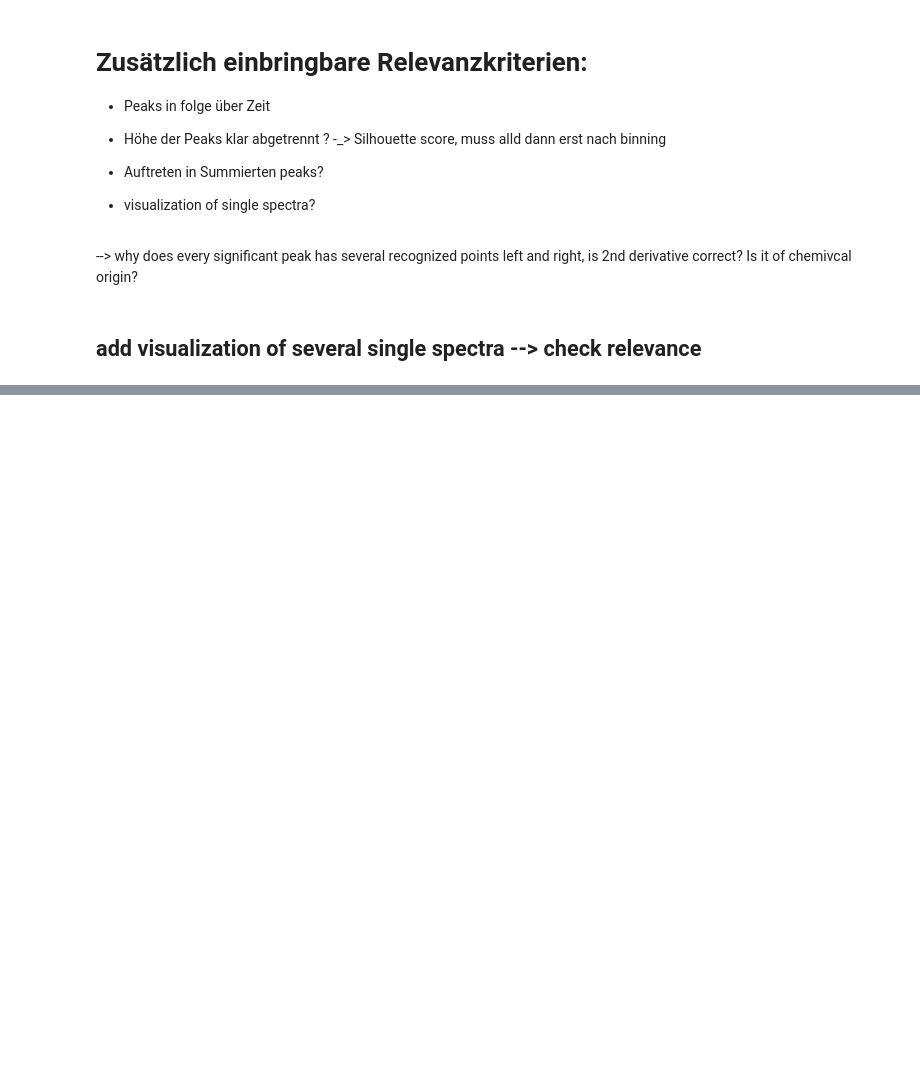
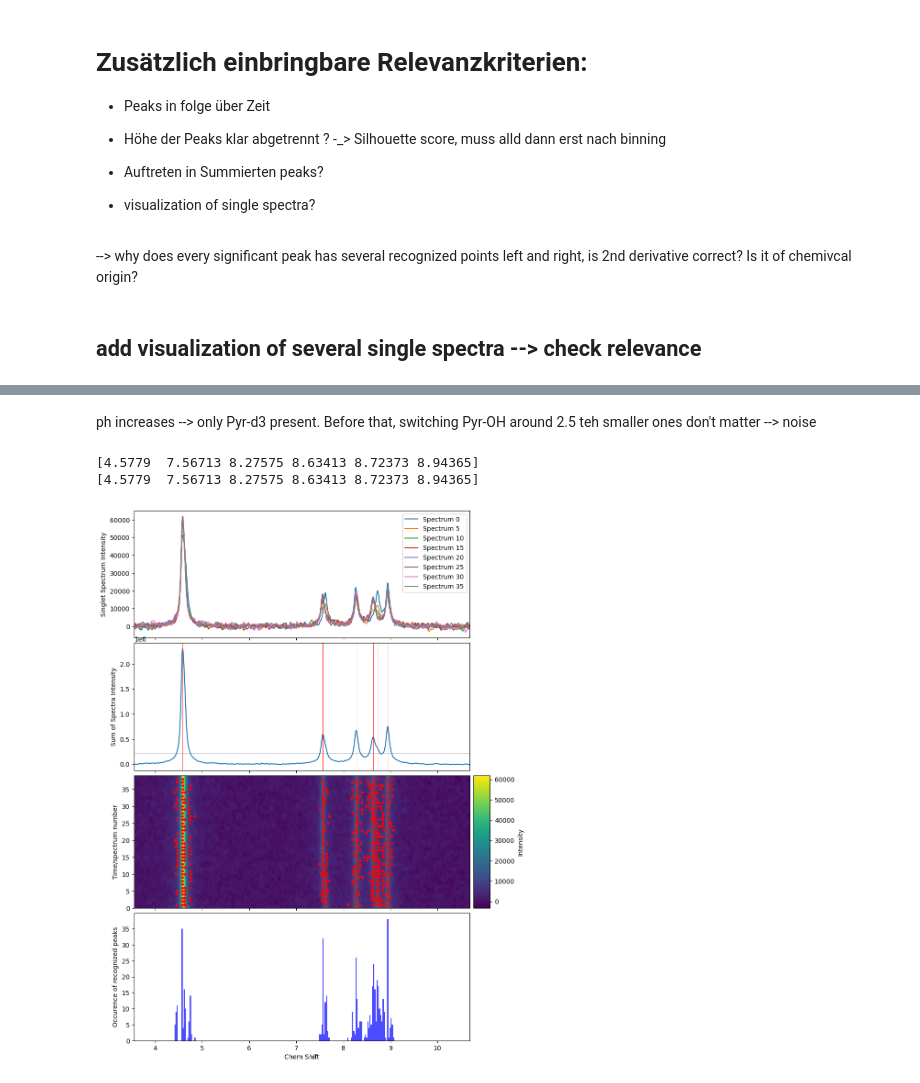
Before and after one commit to RATFIVE/MoinCC-AI4metabolomics, a Jupyter notebook: 02_Preprocessing/peak_relevance.ipynb, the cells around one changed output, grey strips where cells are left out. Drawn from its saved outputs; the diff is of its cells as text; code cells hidden in the pictures; blank space fills up the shorter version.

```diff
--- a/02_Preprocessing/peak_relevance.ipynb
+++ b/02_Preprocessing/peak_relevance.ipynb
@@ -309,0 +316,9 @@ composite_plot('FA_20231113_2H_yeast_Pyruvate-d3_1.csv', 80)
+# %% [markdown]
+ph increases --> only Pyr-d3 present. Before that, switching Pyr-OH around 2.5
+teh smaller ones don't matter --> noise
+# %%
+composite_plot('FA_20240108_2H_yeast_Nicotinamide-d4 _11.csv', 85)
+# %% [output]
+[4.5779  7.56713 8.27575 8.63413 8.72373 8.94365]
+[4.5779  7.56713 8.27575 8.63413 8.72373 8.94365]
+[figure, added]
```
Also changed, not shown: parts of 7 cells of this notebook, 1 other file.
